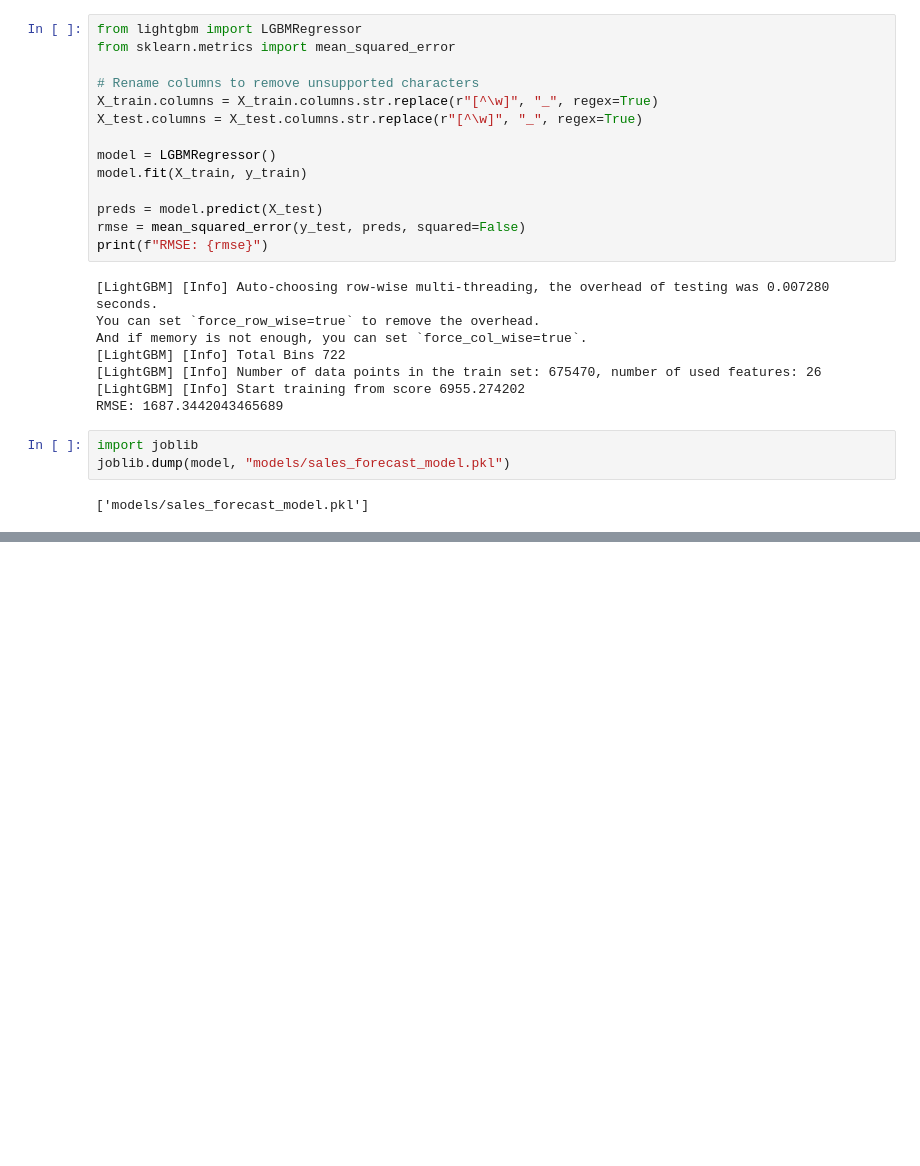
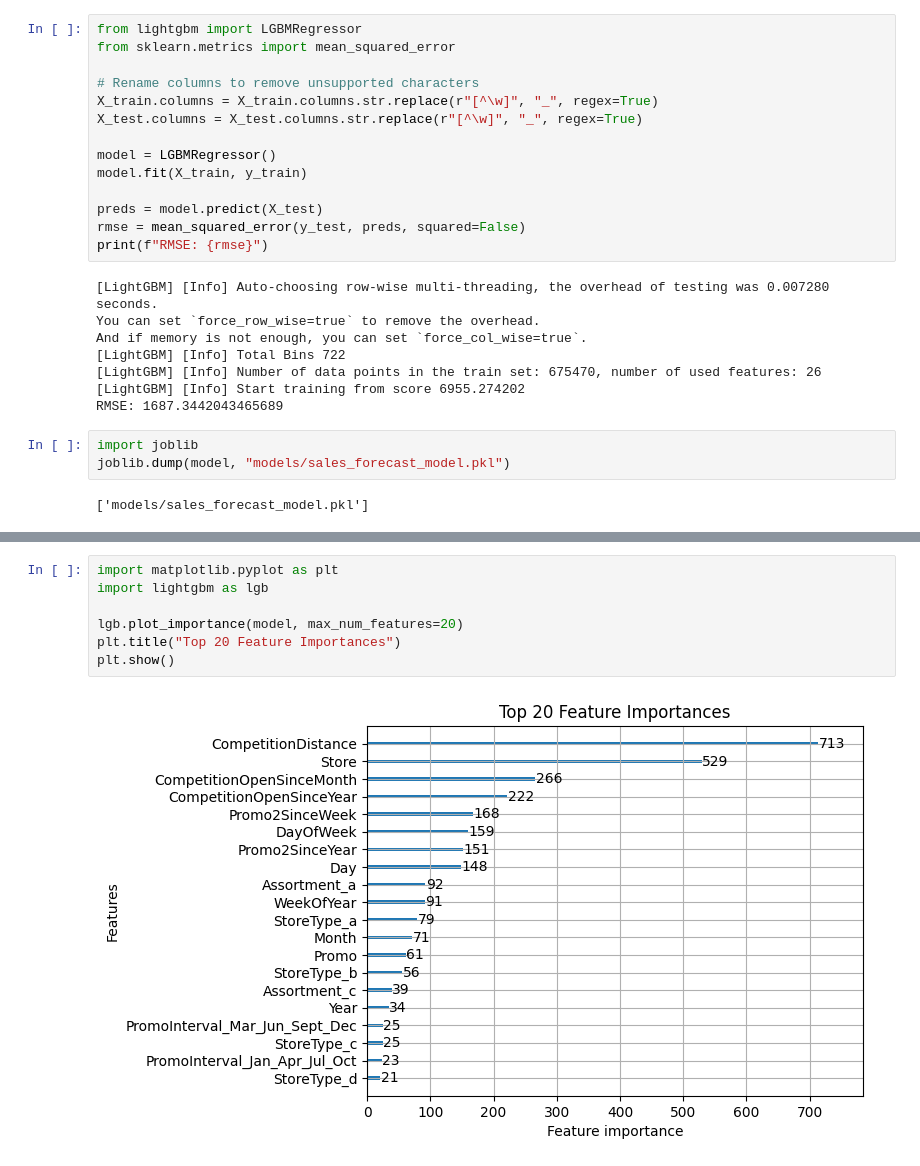
Before and after one commit to Ashwinib26/SmartRetail-Insights, a Jupyter notebook: backend/ForeCastModel.ipynb, the cells around one changed output, grey strips where cells are left out. Saved outputs shown, nothing was run; the diff lists cells and outputs as text; blank space fills up the shorter version.

```diff
--- a/backend/ForeCastModel.ipynb
+++ b/backend/ForeCastModel.ipynb
@@ -132,0 +147,9 @@ joblib.dump(model, "models/sales_forecast_model.pkl")
+# %%
+import matplotlib.pyplot as plt
+import lightgbm as lgb
+
+lgb.plot_importance(model, max_num_features=20)
+plt.title("Top 20 Feature Importances")
+plt.show()
+# %% [output]
+[figure, added]
```
Also changed, not shown: parts of 1 cell of this notebook, 2 other files.
